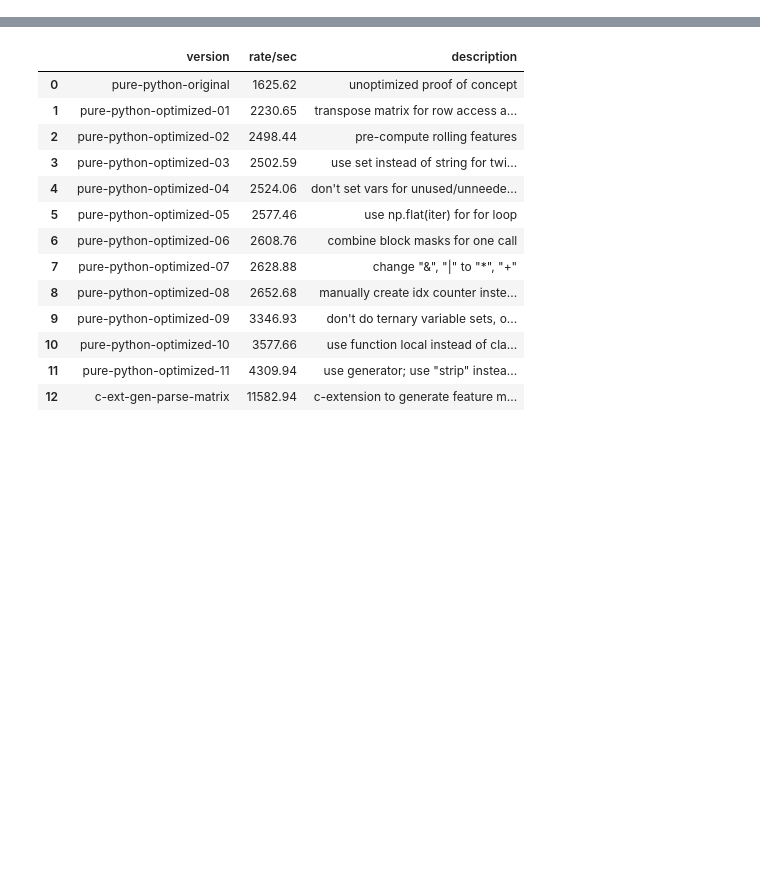
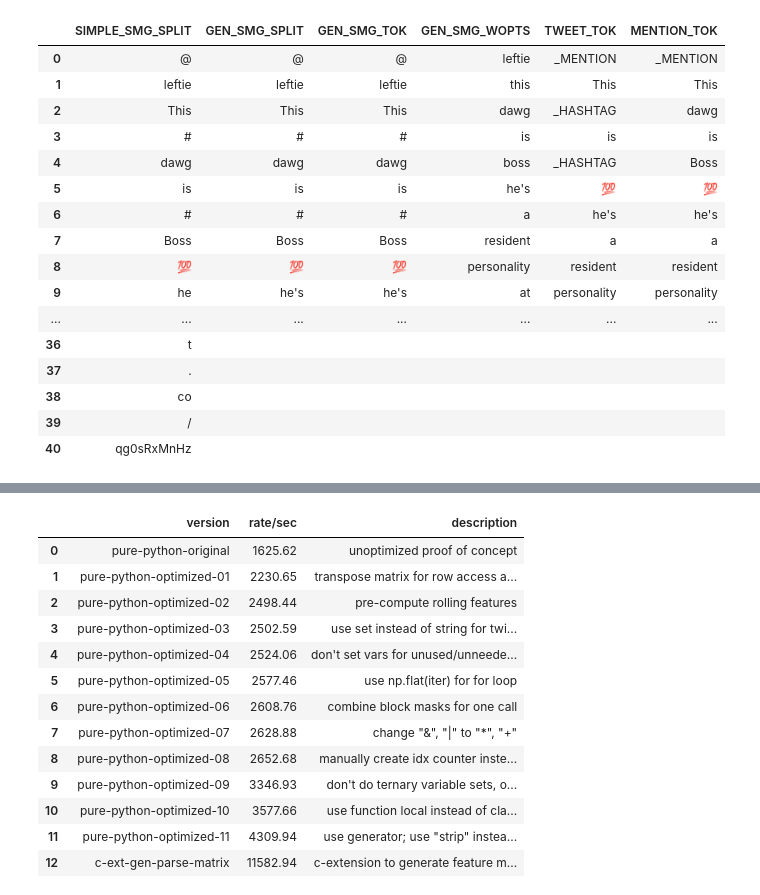
Before and after one commit to resero-labs/latok, a Jupyter notebook: notebooks/tutorial/02_performance.ipynb, the cells around one changed output, grey strips where cells are left out. Saved outputs shown, nothing was run; the diff lists cells and outputs as text; code cells hidden in the pictures; blank space fills up the shorter version.

```diff
--- a/notebooks/tutorial/02_performance.ipynb
+++ b/notebooks/tutorial/02_performance.ipynb
@@ -68,0 +18,2 @@ df
+# %%
+sample_text = "@leftie This #dawg is #Boss 💯 he's a resident personality at #EsstudioGalleria he's the bestfriend of the head stylist and #founder #AleksAbadia https://t.co/qg0sRxMnHz"
@@ -68,0 +92,81 @@ df
+# %%
+import latok.core.constants as C
+import latok.core.general_cores as general_cores
+import latok.core.split_mask_generator as split_mask_generator
+import latok.core.tokenizer as latok
+import latok.core.twitter_cores as twitter_cores
+
+simple_smg_splitter = latok.Splitter(split_mask_generator.SIMPLE_SMG)
+smg_split = list(simple_smg_splitter.split(sample_text))
+
+general_smg_splitter = latok.Splitter(general_cores.build_general_split_mask_generator())
+gen_split = list(general_smg_splitter.split(sample_text))
+
+general_smg_tokenizer = latok.Tokenizer(general_cores.build_general_split_mask_generator())
+gen_tok = list(general_smg_tokenizer.tokenize(sample_text))
+
+general_smg_tokenizer_with_options = latok.Tokenizer(
+    smg=general_cores.build_general_split_mask_generator(),
+    specs_and_repls=[
+        (C.EMAIL_FEATURE, '_EMAIL'),
+        (C.URL_FEATURE, '_URL'),
+        (C.NUMERIC_FEATURE, '_NUM'),
+    ],
+    to_lower=True,
+    drop_symbols=True,
+    keep_emojis=False)
+gen_tok_wopts = list(general_smg_tokenizer_with_options.tokenize(sample_text))
+
+tweet_smg_tokenizer = latok.Tokenizer(
+    smg=twitter_cores.TWEET_SMG,
+    specs_and_repls=[
+        (C.TWITTER_MENTION_FEATURE, '_MENTION'),
+        (C.TWITTER_HASHTAG_FEATURE, '_HASHTAG'),
+        (C.EMAIL_FEATURE, '_EMAIL'),
+        (C.URL_FEATURE, '_URL'),
+        (C.NUMERIC_FEATURE, '_NUM'),
+    ],
+    to_lower=False,
+    drop_symbols=True,
+    keep_emojis=True
+)
+tweet_tok = list(tweet_smg_tokenizer.tokenize(sample_text))
+
+mention_smg_tokenizer = latok.Tokenizer(
+    smg=twitter_cores.MENTION_SMG,
+    specs_and_repls=[
+        (C.TWITTER_MENTION_FEATURE, '_MENTION'),
+        (C.EMAIL_FEATURE, '_EMAIL'),
+        (C.URL_FEATURE, '_URL'),
+        (C.NUMERIC_FEATURE, '_NUM'),
+    ],
+    to_lower=False,
+    drop_symbols=True,
+    keep_emojis=True
+)
+mention_tok = list(mention_smg_tokenizer.tokenize(sample_text))
+
+latok_toks = [smg_split, gen_split, gen_tok, gen_tok_wopts, tweet_tok, mention_tok]
+latok_names = ['SIMPLE_SMG_SPLIT', 'GEN_SMG_SPLIT', 'GEN_SMG_TOK', 'GEN_SMG_WOPTS', 'TWEET_TOK', 'MENTION_TOK']
+toks.extend(latok_toks)
+names.extend(latok_names)
+
+build_df(latok_toks, latok_names)
+# %% [output]
+|  | SIMPLE_SMG_SPLIT | GEN_SMG_SPLIT | GEN_SMG_TOK | GEN_SMG_WOPTS | TWEET_TOK | MENTION_TOK |
+| 0 | @ | @ | @ | leftie | _MENTION | _MENTION |
+| 1 | leftie | leftie | leftie | this | This | This |
+| 2 | This | This | This | dawg | _HASHTAG | dawg |
+| 3 | # | # | # | is | is | is |
+| 4 | dawg | dawg | dawg | boss | _HASHTAG | Boss |
+| 5 | is | is | is | he's | 💯 | 💯 |
+| 6 | # | # | # | a | he's | he's |
+| 7 | Boss | Boss | Boss | resident | a | a |
+| 8 | 💯 | 💯 | 💯 | personality | resident | resident |
+| 9 | he | he's | he's | at | personality | personality |
+| ... | ... | ... | ... | ... | ... | ... |
+| 36 | t |  |  |  |  |  |
+| 37 | . |  |  |  |  |  |
+| 38 | co |  |  |  |  |  |
+| 39 | / |  |  |  |  |  |
+| 40 | qg0sRxMnHz |  |  |  |  |  |
```
Also changed, not shown: parts of 25 cells of this notebook, 16 other files.
